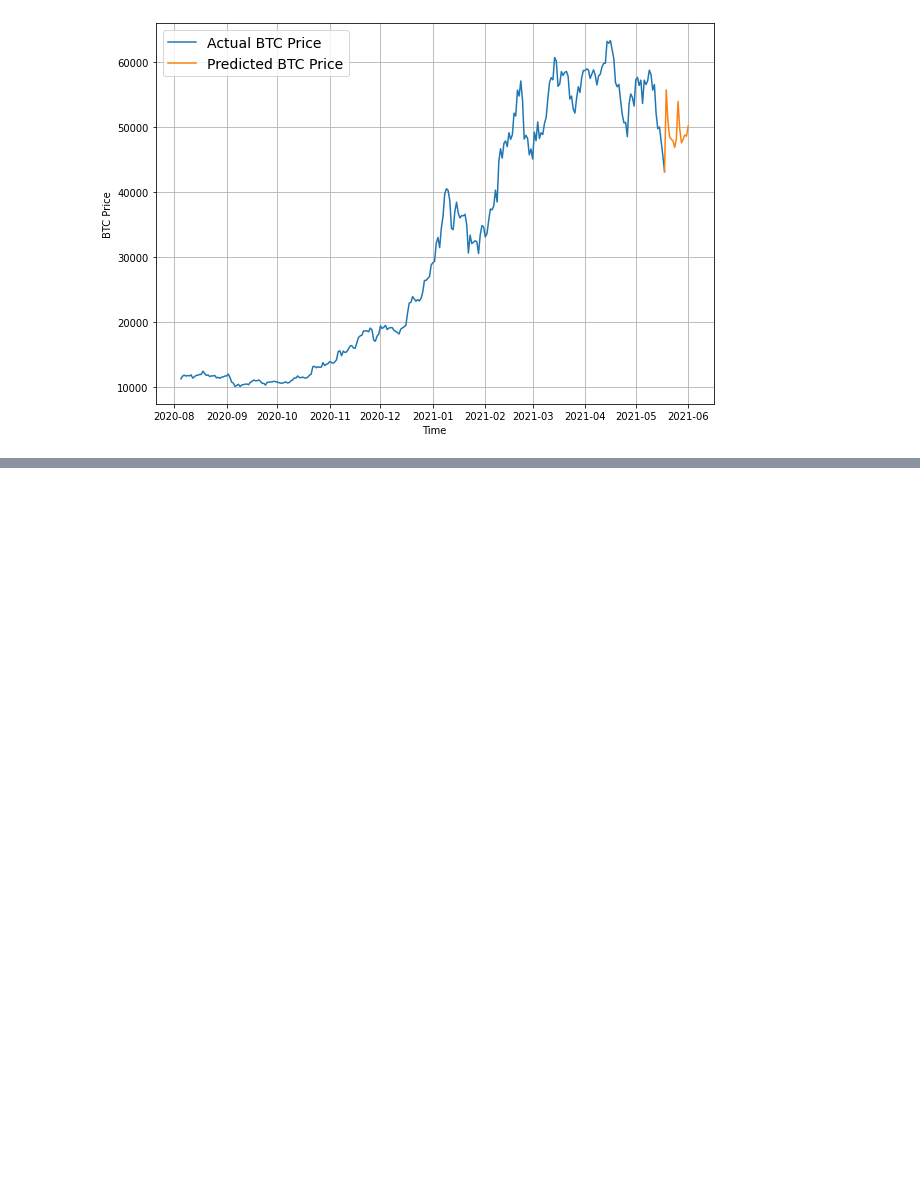
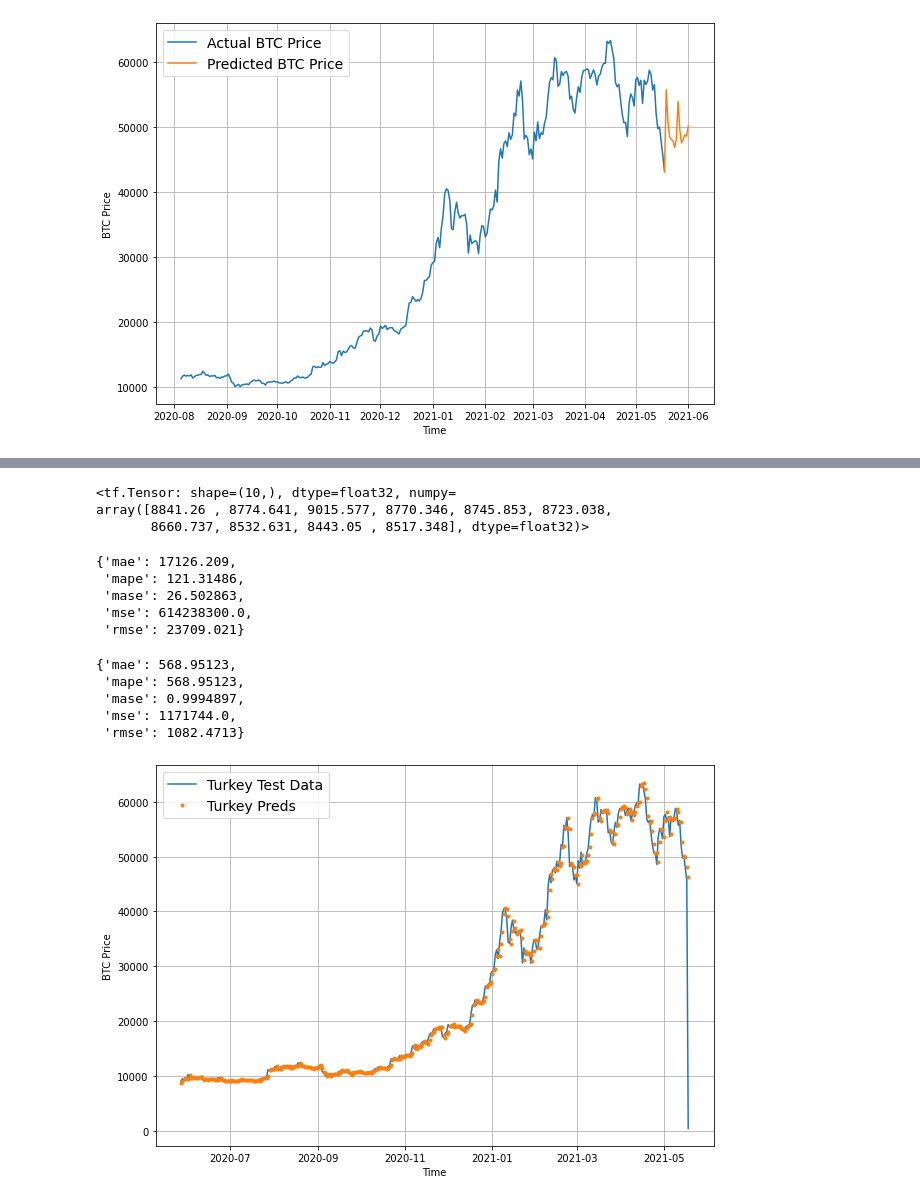
Before and after one commit to vijayraikar1999/Tensorflow-Developer-Certification, a Jupyter notebook: 10_time_series_forecasting_with_tensorflow.ipynb, the cells around one changed output, grey strips where cells are left out. Cells and saved outputs as stored; diff of their text form; code cells hidden in the pictures; blank space fills up the shorter version.

```diff
--- a/10_time_series_forecasting_with_tensorflow.ipynb
+++ b/10_time_series_forecasting_with_tensorflow.ipynb
@@ -2472,0 +2527,5 @@ plot_time_series(next_time_steps, future_forecast, format='-', label='Predicted
+# %%
+# Create train and test sets for turkey problem data
+full_windows, full_labels = make_windows(np.array(btc_price_turkey), window_size=WINDOW_SIZE, horizon=HORIZON)
+X_train, X_test, y_train, y_test = make_train_test_splits(full_windows, full_labels)
+len(X_train), len(X_test), len(y_train), len(y_test)
@@ -2472,0 +2597,4 @@ plot_time_series(next_time_steps, future_forecast, format='-', label='Predicted
+# %%
+# Load best performing turkey model and evaluate on test data
+turkey_model = tf.keras.models.load_model('model_experiments/model_10_turkey_model')
+turkey_model.evaluate(X_test, y_test)
@@ -2472,0 +2604,42 @@ plot_time_series(next_time_steps, future_forecast, format='-', label='Predicted
+# %%
+# Make predictions with turkey model
+turkey_preds = make_preds(turkey_model, X_test)
+turkey_preds[:10]
+# %% [output]
+<tf.Tensor: shape=(10,), dtype=float32, numpy=
+array([8841.26 , 8774.641, 9015.577, 8770.346, 8745.853, 8723.038,
+       8660.737, 8532.631, 8443.05 , 8517.348], dtype=float32)>
+# %%
+# Evaluate turkey preds
+turkey_results = evaluate_preds(y_true=y_test,
+                                y_pred=turkey_preds)
+turkey_results
+# %% [output]
+{'mae': 17126.209,
+ 'mape': 121.31486,
+ 'mase': 26.502863,
+ 'mse': 614238300.0,
+ 'rmse': 23709.021}
+# %%
+model_1_results
+# %% [output]
+{'mae': 568.95123,
+ 'mape': 568.95123,
+ 'mase': 0.9994897,
+ 'mse': 1171744.0,
+ 'rmse': 1082.4713}
+# %%
+plt.figure(figsize=(10, 7))
+offset = 200
+plot_time_series(timesteps=btc_timesteps_turkey[-len(X_test):],
+                 values=btc_price_turkey[-len(y_test):],
+                 format='-',
+                 label='Turkey Test Data',
+                 start=offset)
+
+plot_time_series(timesteps=btc_timesteps_turkey[-len(X_test):],
+                 values=turkey_preds,
+                 label='Turkey Preds',
+                 start=offset)
+# %% [output]
+[figure, added]
```
Also changed, not shown: parts of 36 cells of this notebook.
